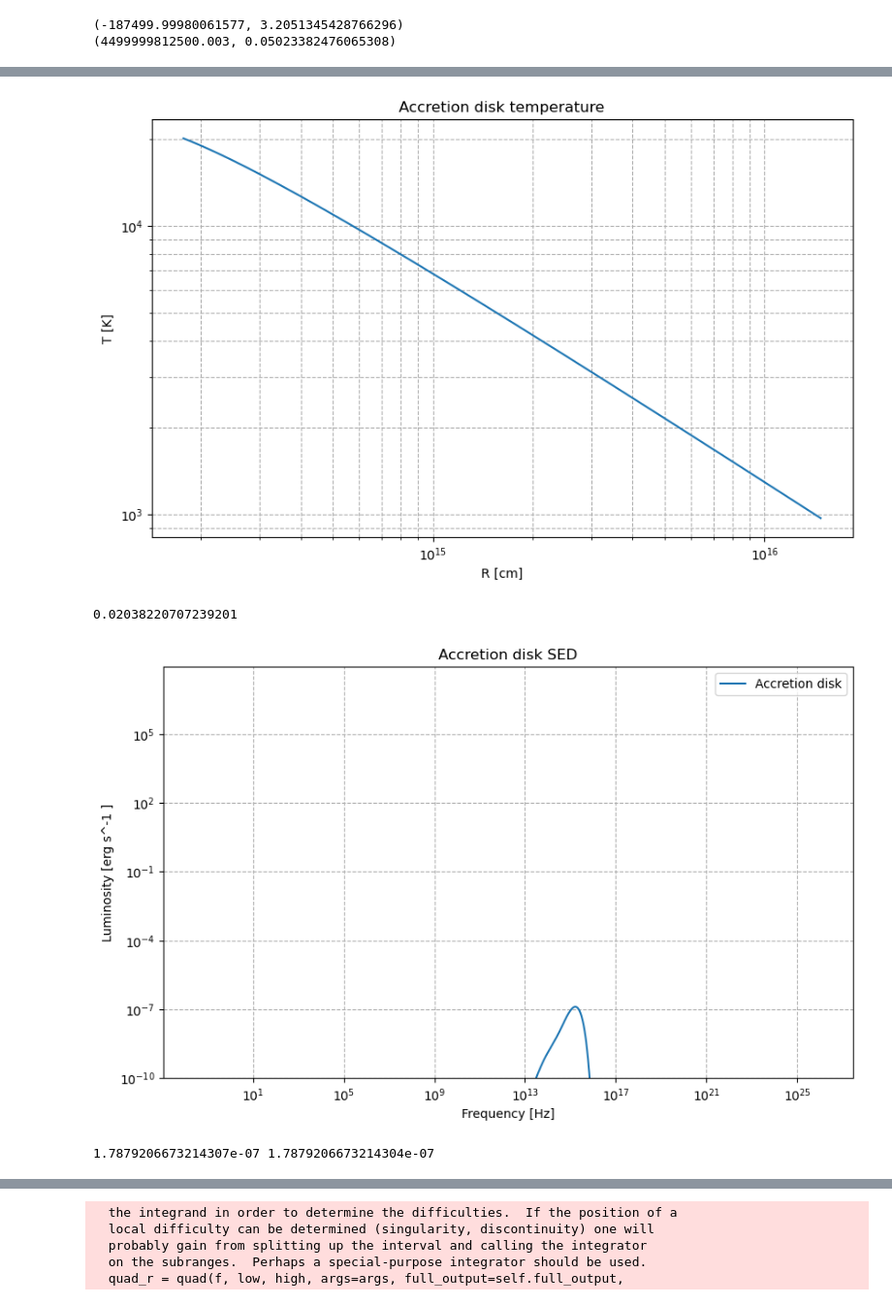
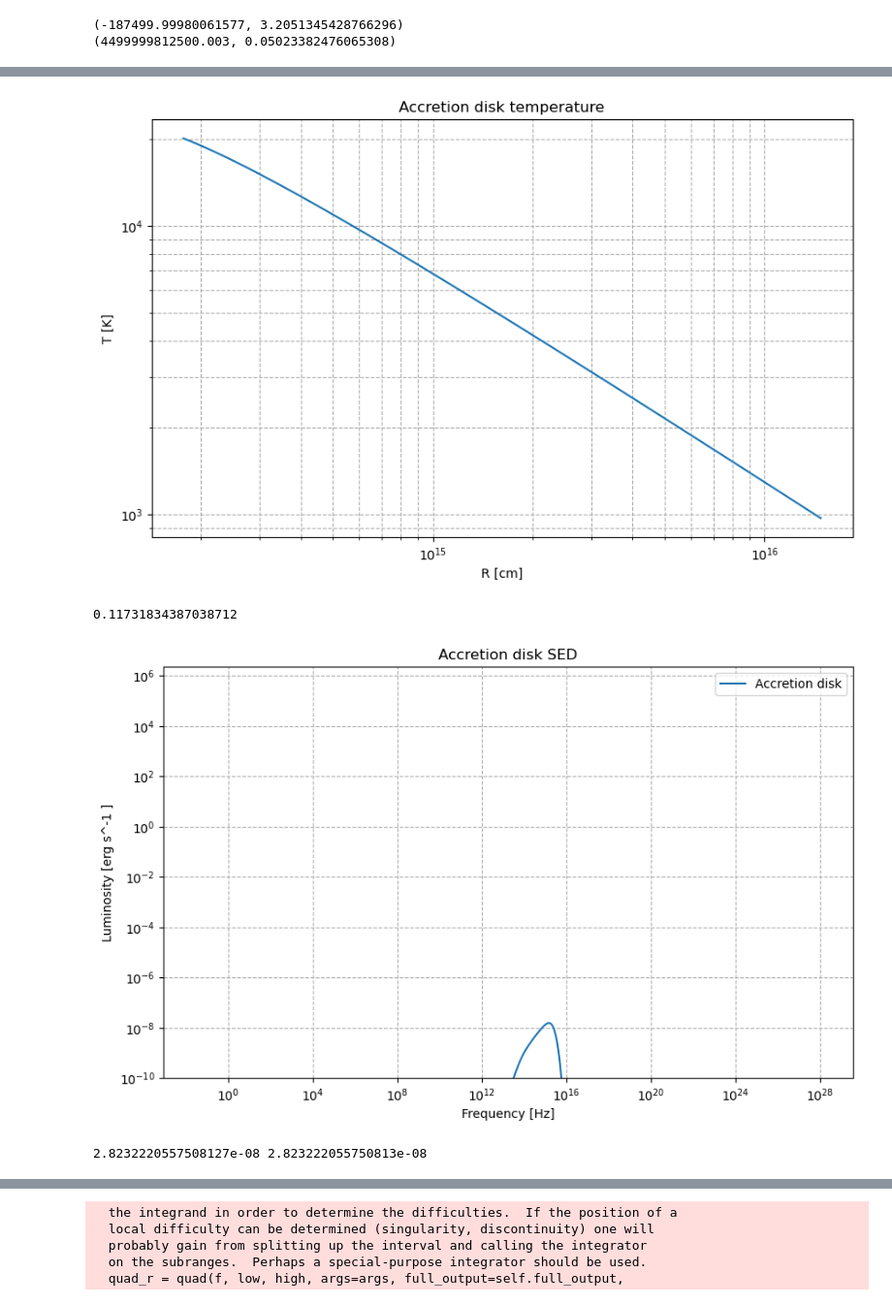
Before and after one commit to henan99/Masteroppgave, a Jupyter notebook: Timescales_est/plot_timescales.ipynb, the cells around one changed output, grey strips where cells are left out. Shown at 97% size. Saved outputs shown, nothing was run; the diff lists cells and outputs as text; code cells hidden in the pictures.

```diff
--- a/Timescales_est/plot_timescales.ipynb
+++ b/Timescales_est/plot_timescales.ipynb
@@ -209,25 +209,3 @@ print(distance)
 # %% [output]
 1.6020506247997437e-12
 89.86279542776937 Mpc
-# %%
-
-# Given values
-E = 1e12 * u.eV  # Example value
-print(E)
-eta = 1  # Dimensionless, example value
-#B = 1 * u.dyn**(0.5)/u.cm  # 1 gauss, example value
-print(B.decompose())
-print(const.e.esu)
-# Constants
-ev_to_erg = u.eV.to(u.erg)
-
-print(ev_to_erg)
-
-e = const.e.esu.value  # Elementary charge in esu
-
-# Your equation (assuming the '3*10**10' factor is the speed of light in cm/s in CGS units)
-result = E.to(u.erg) * eta / (B * 3 *const.c.cgs*const.e.esu)
-#E*ev_to_erg*eta/(B*3*10**10*e)
-print(result.decompose(bases = u.cgs.bases))
-
-unit = u.m
@@ -549,7 +524,7 @@ G = const.G.cgs.value  # Gravitational constant in cm^3/g/s^2
 RS = 2*G*M /c**2 # Schwarzschild radius in cm for a 10^9 solar mass black hole
 R_i = 6*RS  # Inner radius of the accretion disk in cm
 print(format_number(R)) #9.46e+18
-
+R = 2.5*R
 eta = 0.1  # Radiative efficiency
 
 
@@ -557,10 +532,10 @@ eta = 0.1  # Radiative efficiency
 
 gamma_p_nu = Energy_proton[-1]/(m_p*c**2)
 nu_l = 145*10**6/(2*gamma_p_nu)*ev_to_erg/const.h.cgs.value
-nu_up = 5e11 *ev_to_erg/const.h.cgs.value
+nu_up = 5e13 *ev_to_erg/const.h.cgs.value
 
 
-nu_vals = np.logspace(np.log10(nu_l), np.log10(nu_up), 5000)
+nu_vals = np.logspace(np.log10(nu_l), np.log10(nu_up), 1000)
 print(nu_vals)
 
 def trapz_integral(x, y):
@@ -696,7 +685,7 @@ plt.show()
 
 
 def Uacc_spec(nu,acc_1,acc_2,R_diss_val):
-    u_val = np.logspace(np.log10(acc_1), np.log10(acc_2), 100)
+    u_val = np.logspace(np.log10(acc_1), np.log10(acc_2), 800)
     vals = []
     for i in u_val:
         I = I_v(i,nu,R_diss_val)
@@ -741,8 +730,8 @@ print(np.trapz(U_acc_spec_val, nu_vals_acc), Uacc_val[index_x])
 29532500761002.496
 [figure]
-0.02038220707239201
+0.11731834387038712
-[figure, old version]
+[figure, new version]
-1.7879206673214307e-07 1.7879206673214304e-07
+2.8232220557508127e-08 2.823222055750813e-08
 # %%
 def UBLR(Rdiss, RBLR, fBLR, Ld, Gamma):
 
```
Also changed, not shown: parts of 24 cells of this notebook, 41 other files.
